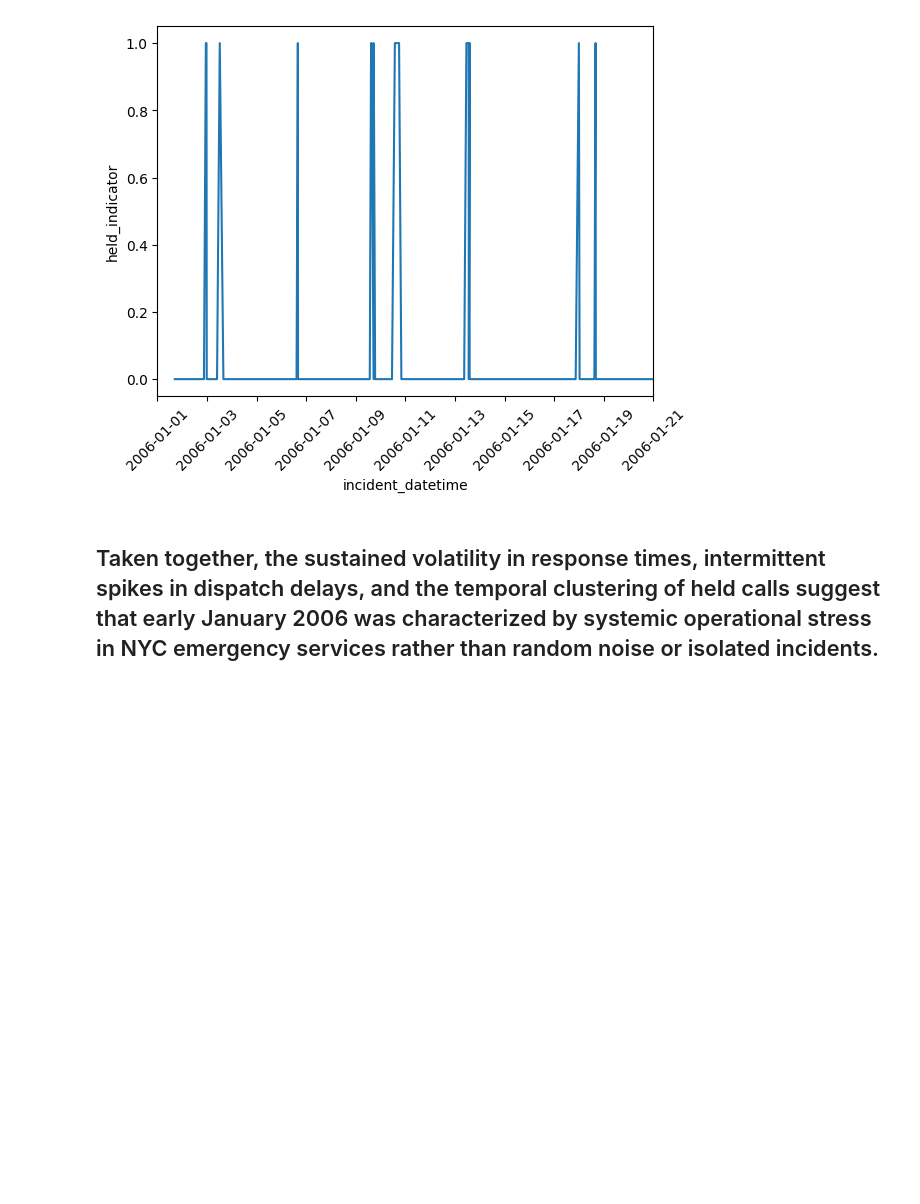
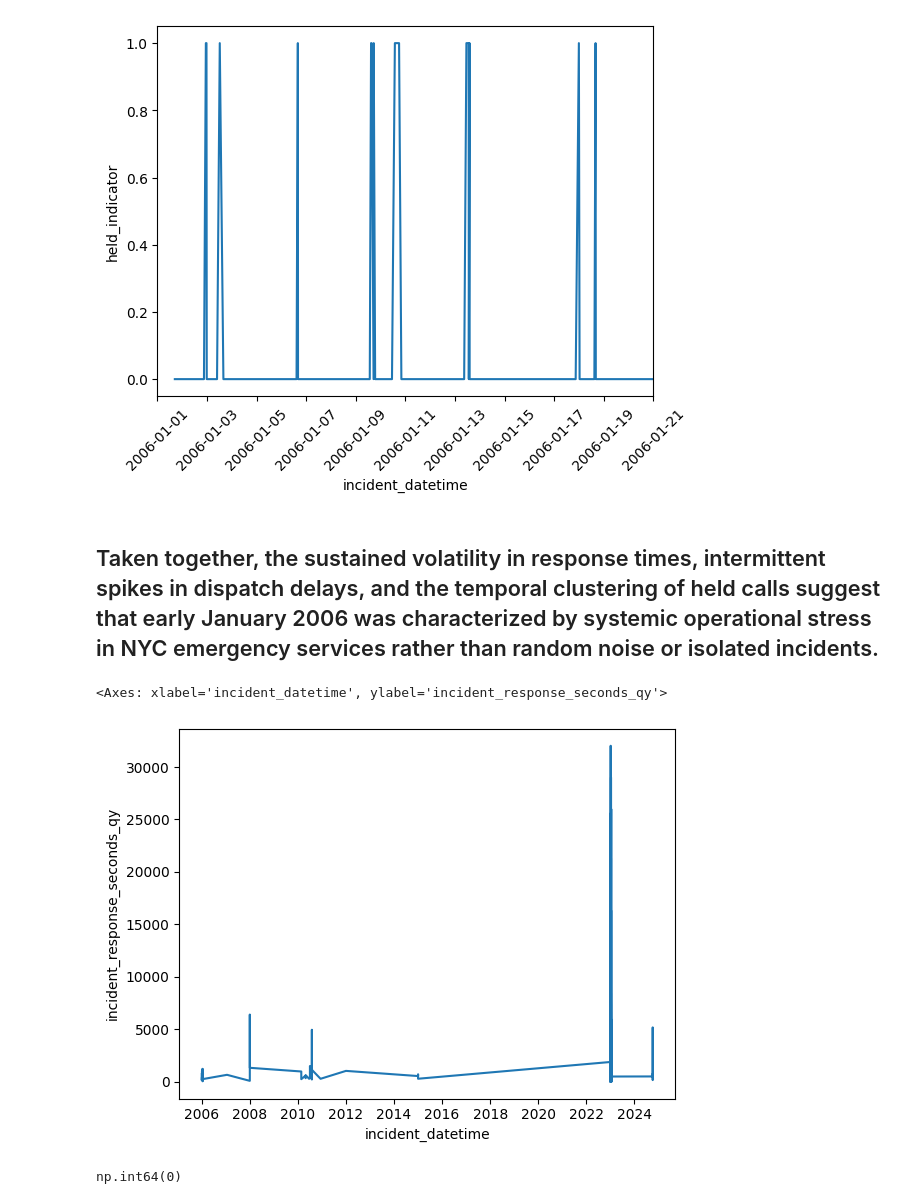
Before and after one commit to utkuseyithanoglu/practice_final, a Jupyter notebook: utku folder/city_of_new_york.ipynb, the cells around one changed output. Drawn from its saved outputs; the diff is of its cells as text; code cells hidden in the pictures; blank space fills up the shorter version.

```diff
--- a/utku folder/city_of_new_york.ipynb
+++ b/utku folder/city_of_new_york.ipynb
@@ -81,5 +82,5 @@ with open("nyc_911_calls.pkl", "rb") as f:
 
 df.to_csv("nyc_911_calls.csv", index=False)
 # %%
-try_df = pd.read_csv("nyc_911_calls.csv")
+main_df = pd.read_csv("nyc_911_calls.csv")
 # %%
@@ -505,3 +506,12 @@ plt.xticks(rotation=45)
 [figure]
 # %% [markdown]
 ## Taken together, the sustained volatility in response times, intermittent spikes in dispatch delays, and the temporal clustering of held calls suggest that early January 2006 was characterized by systemic operational stress in NYC emergency services rather than random noise or isolated incidents.
+# %%
+sns.lineplot(data=time_df,x='incident_datetime',y='incident_response_seconds_qy')
+# %% [output]
+<Axes: xlabel='incident_datetime', ylabel='incident_response_seconds_qy'>
+[figure, added]
+# %%
+(time_df['incident_response_seconds_qy']==0).sum()
+# %% [output]
+np.int64(0)
```
Also changed, not shown: parts of 25 cells of this notebook.
